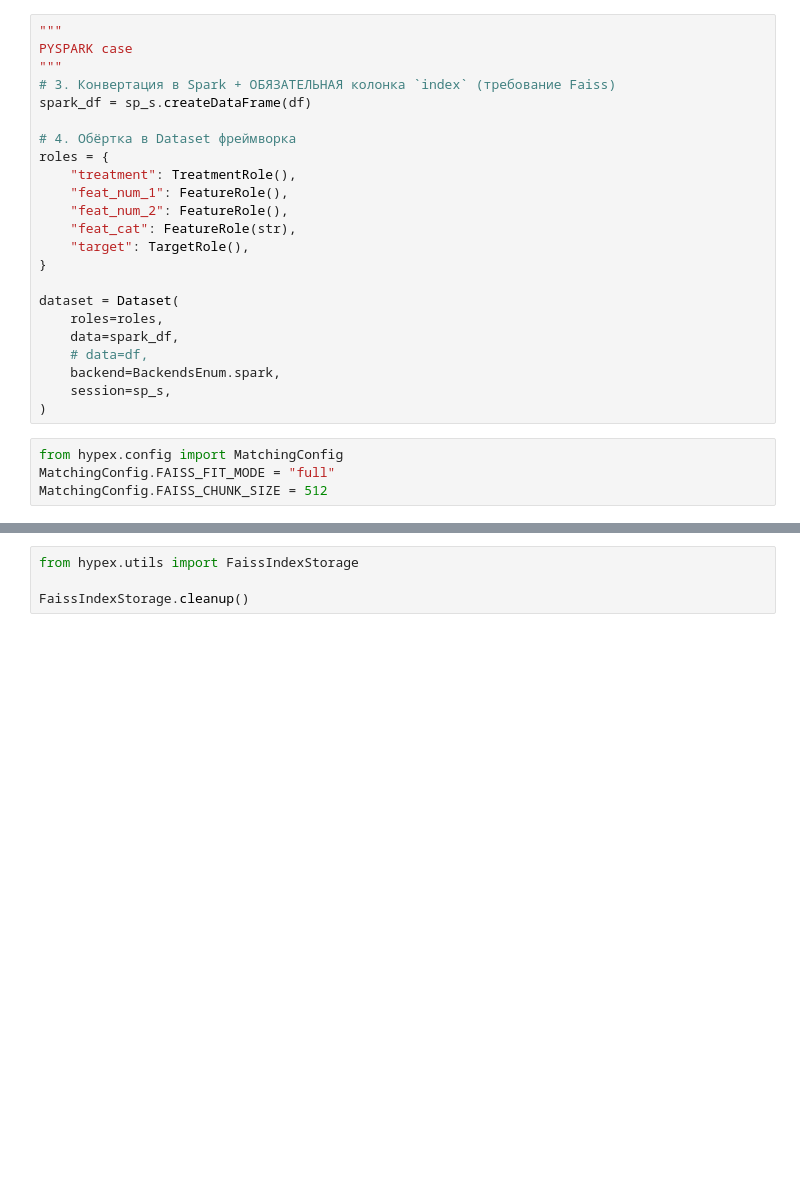
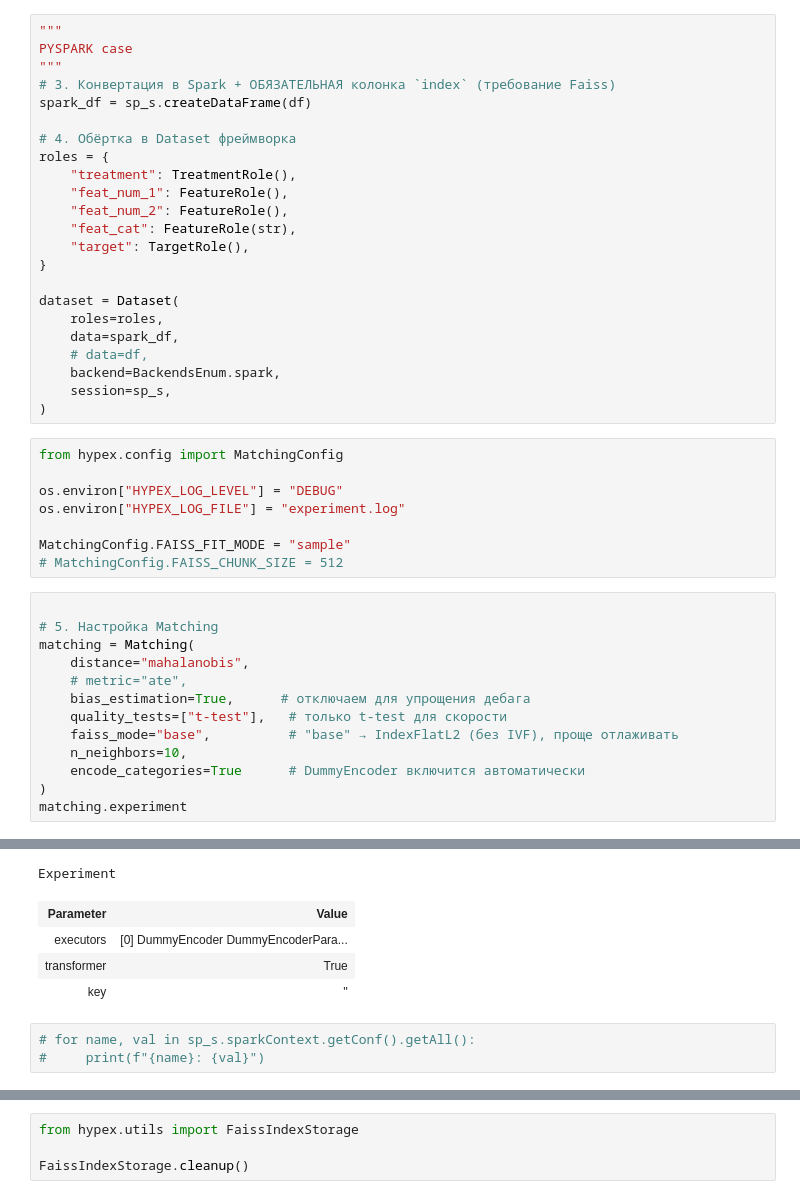
Before and after one commit to sb-ai-lab/HypEx, a Jupyter notebook: perfomance_mathcing.ipynb, the cells around one changed output, grey strips where cells are left out. Drawn from its saved outputs; the diff is of its cells as text; blank space fills up the shorter version.

```diff
--- a/perfomance_mathcing.ipynb
+++ b/perfomance_mathcing.ipynb
@@ -184,5 +186,23 @@ dataset = Dataset(
 )
 # %%
 from hypex.config import MatchingConfig
-MatchingConfig.FAISS_FIT_MODE = "full"
-MatchingConfig.FAISS_CHUNK_SIZE = 512
+
+os.environ["HYPEX_LOG_LEVEL"] = "DEBUG"
+os.environ["HYPEX_LOG_FILE"] = "experiment.log"
+
+MatchingConfig.FAISS_FIT_MODE = "sample"
+# MatchingConfig.FAISS_CHUNK_SIZE = 512
+# %%
+
+# 5. Настройка Matching
+matching = Matching(
+    distance="mahalanobis",
+    # metric="ate",
+    bias_estimation=True,      # отключаем для упрощения дебага
+    quality_tests=["t-test"],   # только t-test для скорости
+    faiss_mode="base",          # "base" → IndexFlatL2 (без IVF), проще отлаживать
+    n_neighbors=10,
+    encode_categories=True      # DummyEncoder включится автоматически
+)
+matching.experiment
+# %% [output]
@@ -188,0 +217,8 @@ MatchingConfig.FAISS_CHUNK_SIZE = 512
+Experiment
+| Parameter | Value |
+| executors | [0] DummyEncoder DummyEncoderPara... |
+| transformer | True |
+| key | '' |
+# %%
+# for name, val in sp_s.sparkContext.getConf().getAll():
+#     print(f"{name}: {val}")
```
Also changed, not shown: parts of 8 cells of this notebook.
